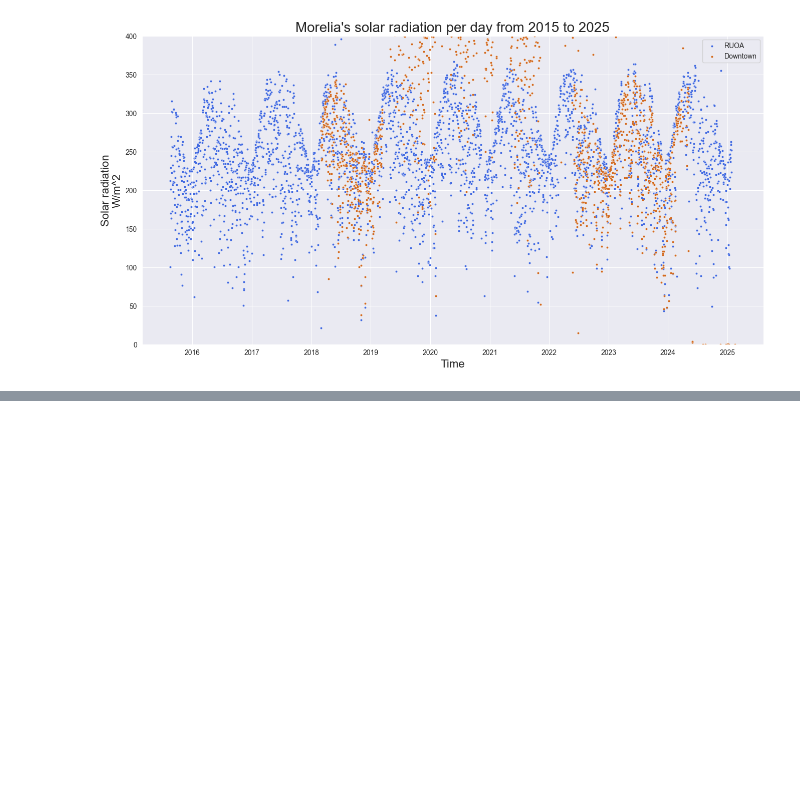
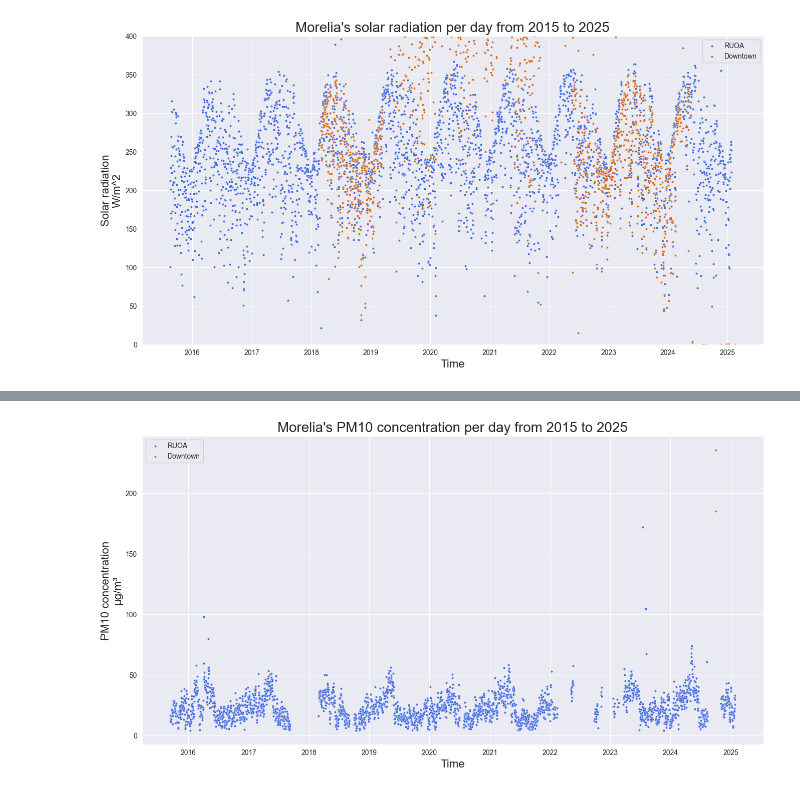
Before and after one commit to arnoldtics/Atmospheric_Data_Insights, a Jupyter notebook: LAIDEA/CombinedRecords/Code.ipynb, the cells around one changed output, grey strips where cells are left out. Saved outputs shown, nothing was run; the diff lists cells and outputs as text; code cells hidden in the pictures; blank space fills up the shorter version.

```diff
--- a/LAIDEA/CombinedRecords/Code.ipynb
+++ b/LAIDEA/CombinedRecords/Code.ipynb
@@ -205,0 +208,4 @@ plt.show()
+# %%
+df_merge["PM10"] = df_merge["PM10"].apply(pm)
+# %%
+df_merge["PM10Downtown"] = df_merge["PM10Downtown"].apply(pm)
@@ -205,0 +224,12 @@ plt.show()
+# %%
+plt.figure(figsize=(16, 8))
+sns.scatterplot(x=df_merge["Time"], y=df_merge["PM10"], s=10, color="royalblue", label="RUOA")
+sns.scatterplot(x=df_merge["Time"], y=df_merge["PM10Downtown"], s=10, color="chocolate", label="Downtown")
+# plt.ylim(0, 400)
+plt.ylabel("PM10 concentration\nμg/m³", size=16)
+plt.xlabel("Time", size=16)
+plt.title("Morelia's PM10 concentration per day from 2015 to 2025", size=20)
+plt.legend()
+plt.show()
+# %% [output]
+[figure, added]
```
Also changed, not shown: parts of 32 cells of this notebook, 13 other files.
